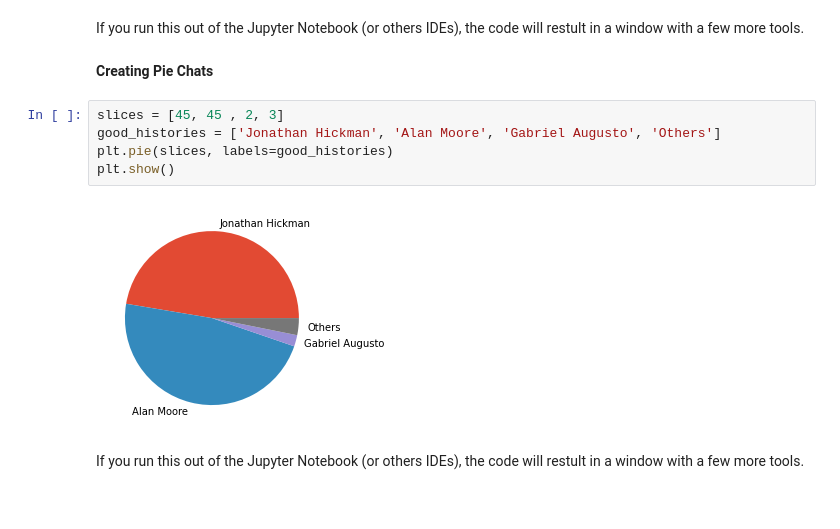
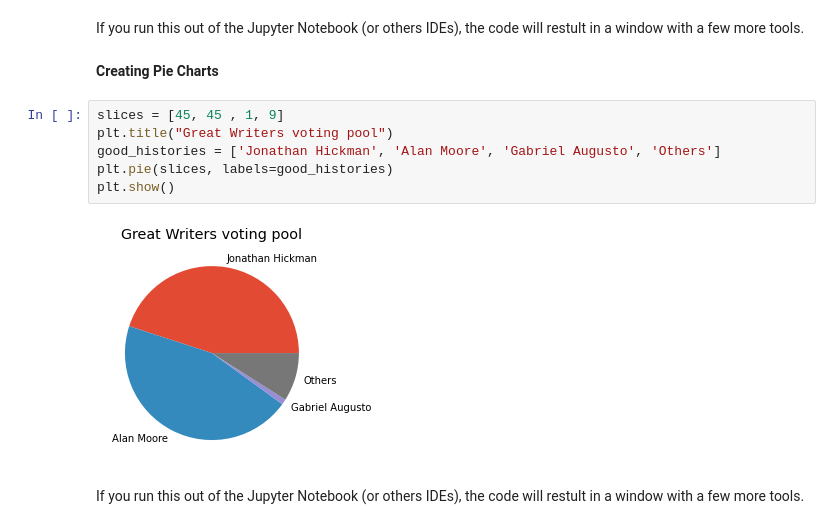
Before and after one commit to gabaugusto/basic_python_projects, a Jupyter notebook: Understanting_Matplotlib.ipynb, the cells around one changed output. Cells and saved outputs as stored; diff of their text form.

```diff
--- a/Understanting_Matplotlib.ipynb
+++ b/Understanting_Matplotlib.ipynb
@@ -44,13 +44,14 @@ plt.show()
 # %% [markdown]
 If you run this out of the Jupyter Notebook (or others IDEs), the code will restult in a window with a few more tools.
 # %% [markdown]
-__Creating Pie Chats__
+__Creating Pie Charts__
 # %%
-slices = [45, 45 , 2, 3]
+slices = [45, 45 , 1, 9]
+plt.title("Great Writers voting pool")
 good_histories = ['Jonathan Hickman', 'Alan Moore', 'Gabriel Augusto', 'Others']
 plt.pie(slices, labels=good_histories)
 plt.show()
 # %% [output]
-[figure, old version]
+[figure, new version]
 # %% [markdown]
 If you run this out of the Jupyter Notebook (or others IDEs), the code will restult in a window with a few more tools.
```
Also changed, not shown: parts of 3 cells of this notebook.
